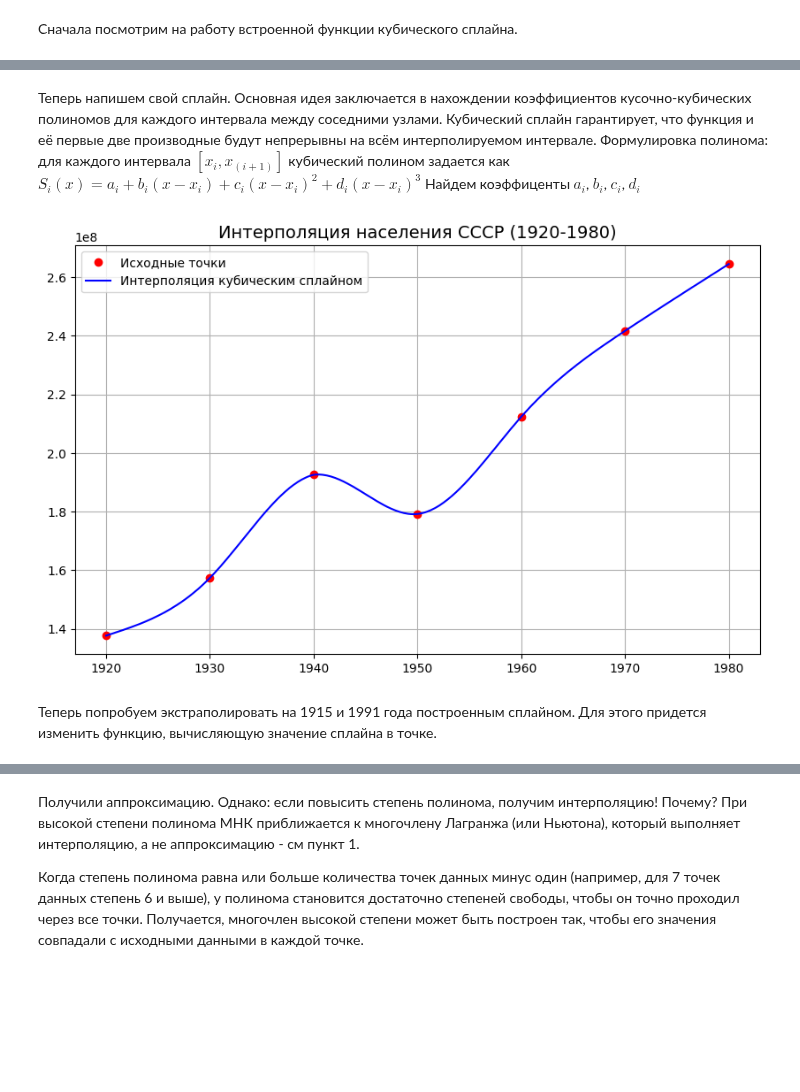
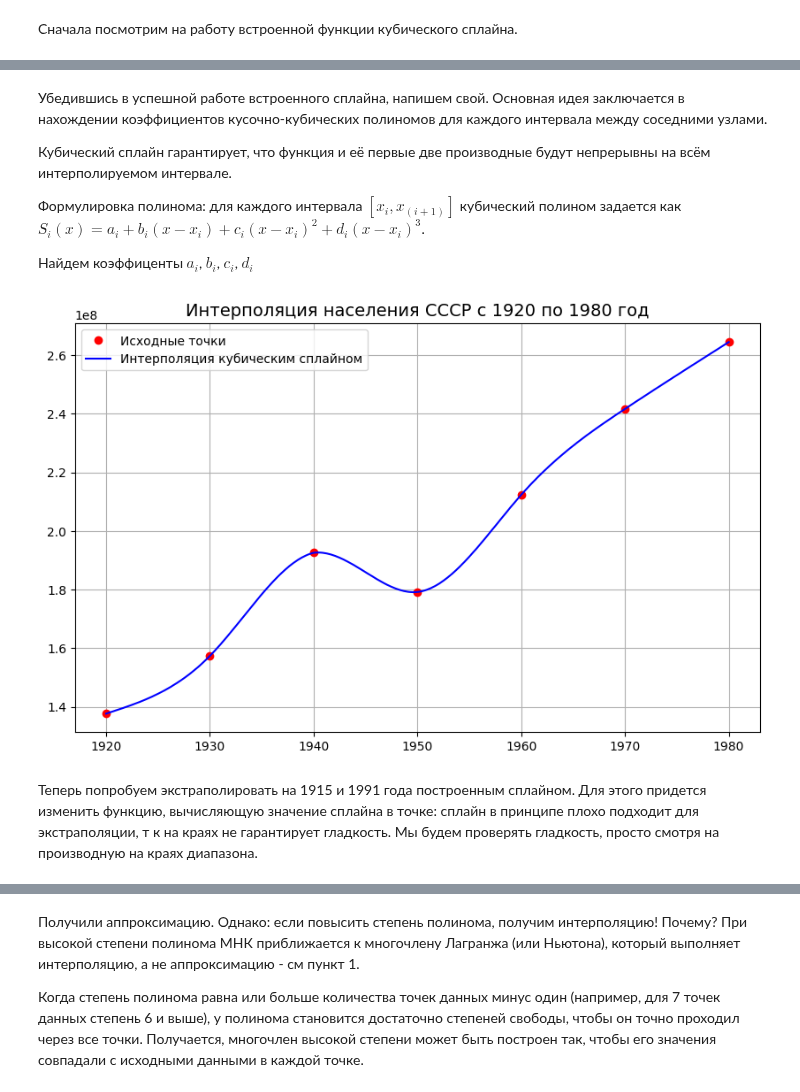
Before and after one commit to oncoming-lane/computational_mathematics, a Jupyter notebook: lab4/lab4.ipynb, the cells around one changed output, grey strips where cells are left out. Cells and saved outputs as stored; diff of their text form; code cells hidden in the pictures; blank space fills up the shorter version.

```diff
--- a/lab4/lab4.ipynb
+++ b/lab4/lab4.ipynb
@@ -415,10 +366,13 @@ def gauss(A, f):
 
     return ans
 # %% [markdown]
-Теперь напишем свой сплайн.
+Убедившись в успешной работе встроенного сплайна, напишем свой.
 Основная идея заключается в нахождении коэффициентов кусочно-кубических полиномов для каждого интервала между соседними узлами.
+
 Кубический сплайн гарантирует, что функция и её первые две производные будут непрерывны на всём интерполируемом интервале.
-Формулировка полинома: для каждого интервала $[x_i, x_(i+1)]$ кубический полином задается как $S_i(x) = a_i +b_i(x−x_i) + c_i(x−x_i)^2 + d_i(x−x_i)^3$
+
+Формулировка полинома: для каждого интервала $[x_i, x_(i+1)]$ кубический полином задается как $S_i(x) = a_i +b_i(x−x_i) + c_i(x−x_i)^2 + d_i(x−x_i)^3$.
+
 Найдем коэффиценты $a_i$, $b_i$, $c_i$, $d_i$
 # %%
 # функция для вычисления кубического сплайна
@@ -474,26 +427,26 @@ def value_spline(x, a, b, c, d, xi):
 # %%
 # Строим сплайн
 a, b, c, d = cubic_spline(years_10, population_10)
 
 # Оцениваем значение сплайна
 x_dense = np.linspace(1920, 1980, 300)
 y_dense = [value_spline(years_10, a, b, c, d, xi) for xi in x_dense]
 
 
 
 plt.figure(figsize=(10, 6))
 plt.plot(years_10, population_10, 'o', label="Исходные точки", color = "red")
 plt.plot(x_dense, y_dense, label="Интерполяция кубическим сплайном", color = "blue")
 
 plt.legend()
 plt.grid(True)
-plt.title("Интерполяция населения СССР (1920-1980)", fontsize=14)
+plt.title('Интерполяция населения СССР с 1920 по 1980 год', fontsize=14)
 plt.show()
 # %% [output]
-[figure, old version]
+[figure, new version]
 # %% [markdown]
 Теперь попробуем экстраполировать на 1915 и 1991 года построенным сплайном.
-Для этого придется изменить функцию, вычисляющую значение сплайна в точке.
+Для этого придется изменить функцию, вычисляющую значение сплайна в точке: сплайн в принципе плохо подходит для экстраполяции, т к на краях не гарантирует гладкость. Мы будем проверять гладкость, просто смотря на производную на краях диапазона.
 # %%
 # Вычисление значения сплайна в точке xi с поддержкой экстраполяции.
 def value_spline_extrapolate(x, a, b, c, d, xi):
```
Also changed, not shown: parts of 17 cells of this notebook.
